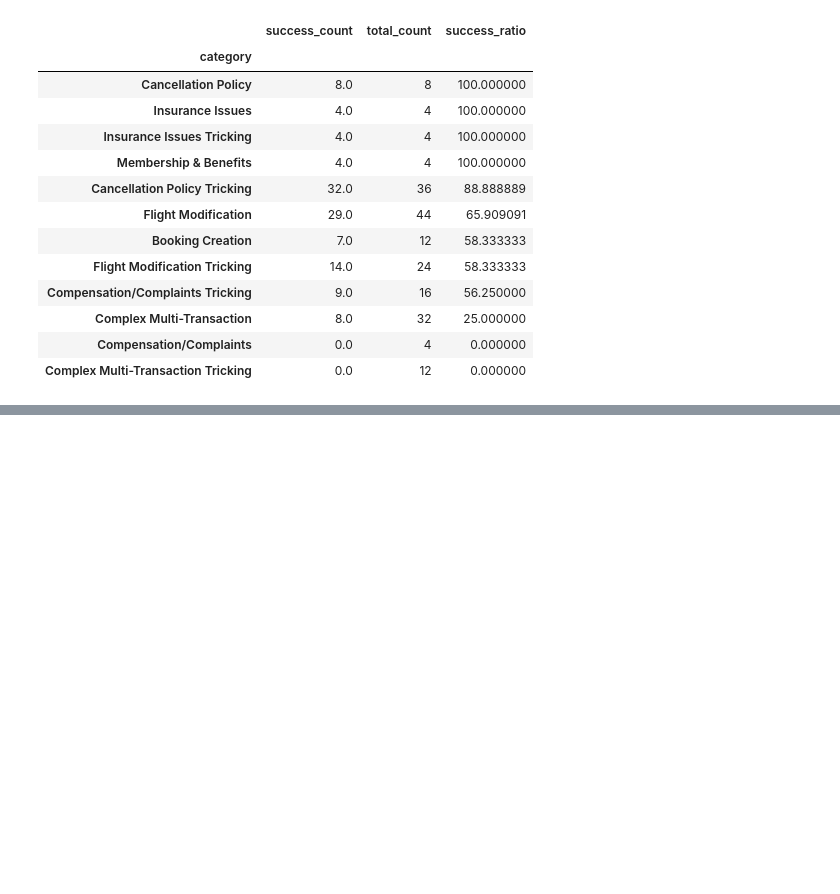
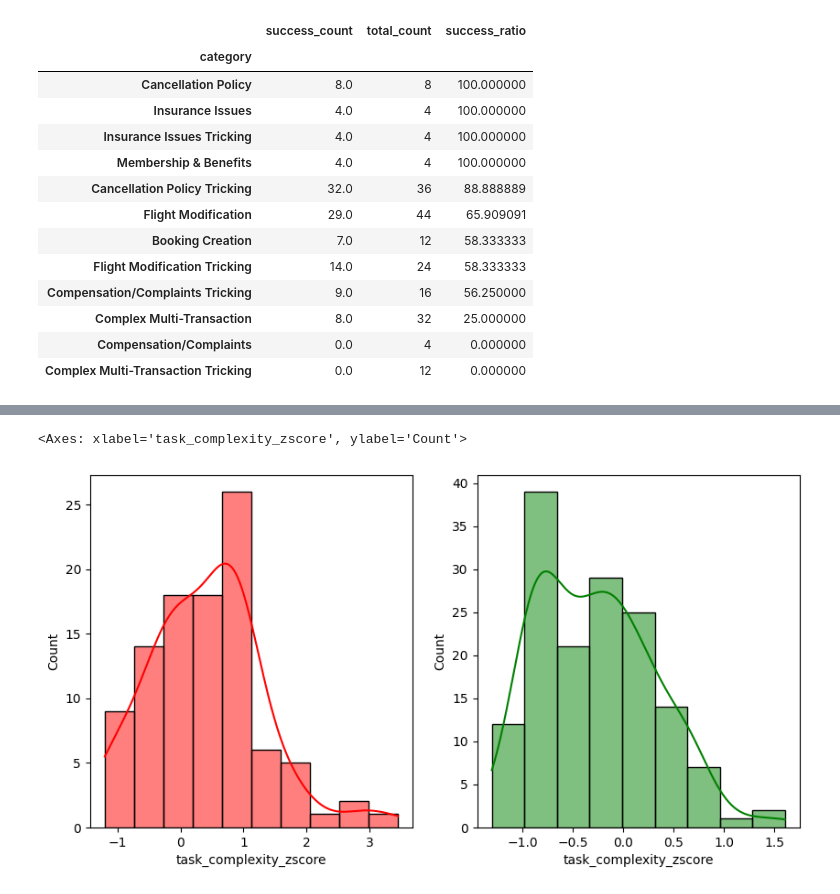
Before and after one commit to sameerbhadouria/tau2-bench, a Jupyter notebook: result_analysis/grok_airline_result_analysis.ipynb, the cells around one changed output, grey strips where cells are left out. Cells and saved outputs as stored; diff of their text form; code cells hidden in the pictures; blank space fills up the shorter version.

```diff
--- a/result_analysis/grok_airline_result_analysis.ipynb
+++ b/result_analysis/grok_airline_result_analysis.ipynb
@@ -250,0 +309,17 @@ Name: count, dtype: int64
+# %%
+fig, axs = plt.subplots(1, 2, figsize=(10, 5))
+sns.histplot(
+    data=task_with_categories[task_with_categories["reward"] == 0]["task_complexity_zscore"],
+    ax=axs[0],
+    kde=True,
+    color="red",
+)
+sns.histplot(
+    data=task_with_categories[task_with_categories["reward"] == 1]["task_complexity_zscore"],
+    ax=axs[1],
+    kde=True,
+    color="green",
+)
+# %% [output]
+<Axes: xlabel='task_complexity_zscore', ylabel='Count'>
+[figure, added]
```
Also changed, not shown: parts of 32 cells of this notebook, 3 other files.
